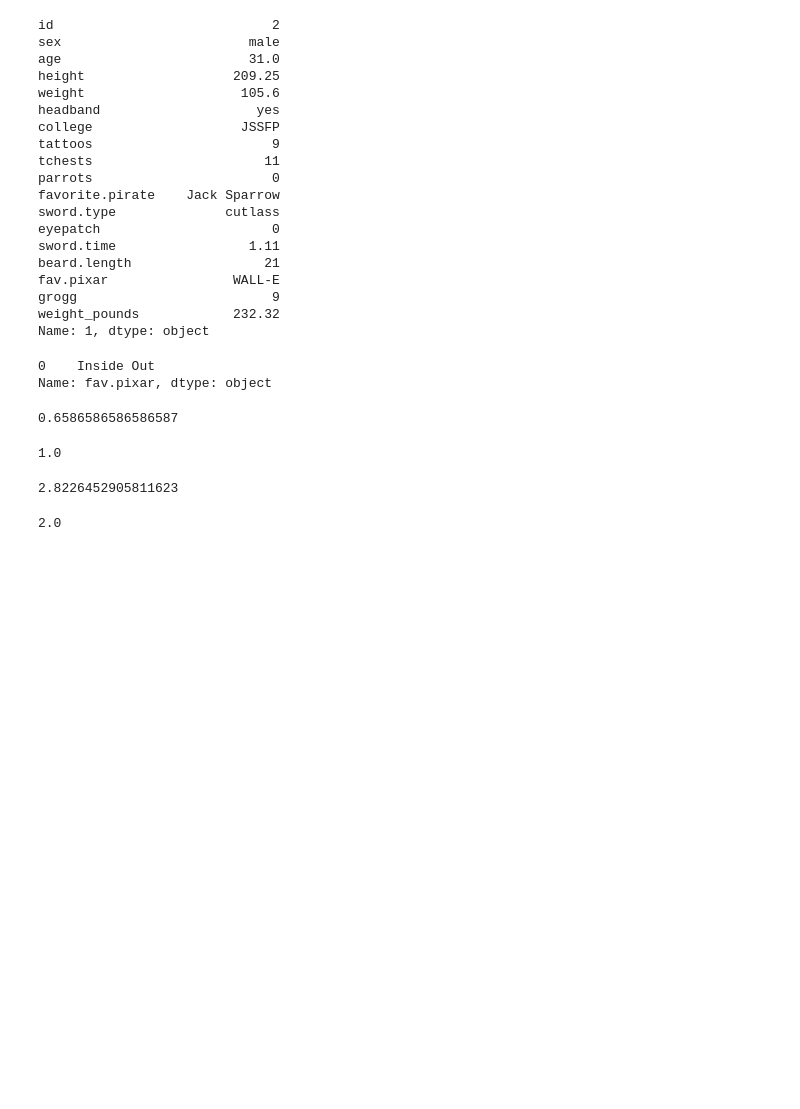
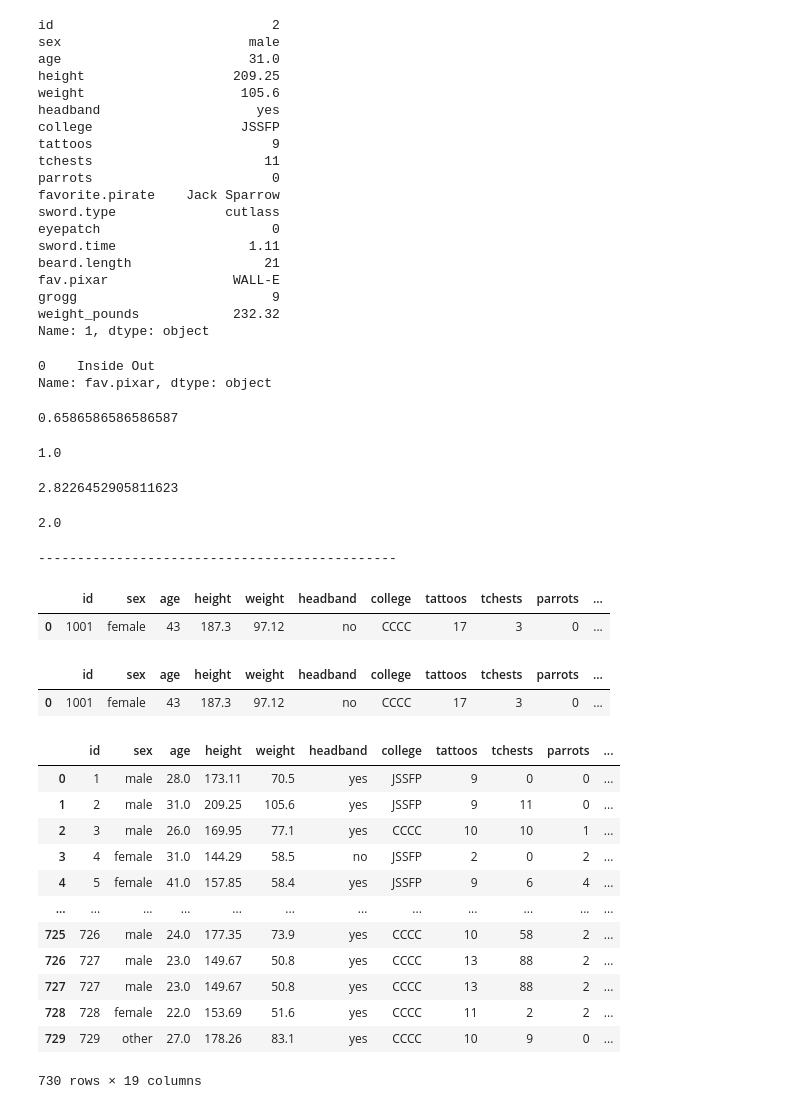
Before and after one commit to Ju2t-us/DataScience1, a Jupyter notebook: CodeTemplates/PandasFundamentals.ipynb, the cells around one changed output. Cells and saved outputs as stored; diff of their text form; code cells hidden in the pictures; blank space fills up the shorter version.

```diff
--- a/CodeTemplates/PandasFundamentals.ipynb
+++ b/CodeTemplates/PandasFundamentals.ipynb
@@ -86,9 +86,7 @@ Name: 635, dtype: object
 # %%
 #C3P1 - delete method
 
-last_row_index = len(data) - 1
-
-data = data.drop(last_row_index)
+data = data.drop(len(data) - 1)
 
 data = data.reset_index(drop=True)
 
@@ -290,3 +288,46 @@ pd.to_numeric(data['parrots'], errors='coerce').mean()
 pd.to_numeric(data['parrots'], errors='coerce').median()
 # %% [output]
 2.0
+# %%
+data2 = pd.read_csv('PirateNewRow.csv')
+# %%
+#C7P1 - merge datasets with the same coloums
+
+data_all = pd.concat([data, data2], ignore_index=True)
+# %%
+#verify
+
+data_all.tail()
+# %% [output]
+----------------------------------------------
+|  | id | sex | age | height | weight | headband | college | tattoos | tchests | parrots | ... |
+| 0 | 1001 | female | 43 | 187.3 | 97.12 | no | CCCC | 17 | 3 | 0 | ... |
+# %%
+#verify
+
+data2.tail()
+# %% [output]
+|  | id | sex | age | height | weight | headband | college | tattoos | tchests | parrots | ... |
+| 0 | 1001 | female | 43 | 187.3 | 97.12 | no | CCCC | 17 | 3 | 0 | ... |
+# %%
+data3 = pd.read_csv('PirateNewColumn.csv')
+# %%
+#C7P2 - merge datasets with different coloumns
+
+data_everything = pd.merge(data_all, data3, on='id', how='left')
+
+data_everything.head(730)
+# %% [output]
+|  | id | sex | age | height | weight | headband | college | tattoos | tchests | parrots | ... |
+| 0 | 1 | male | 28.0 | 173.11 | 70.5 | yes | JSSFP | 9 | 0 | 0 | ... |
+| 1 | 2 | male | 31.0 | 209.25 | 105.6 | yes | JSSFP | 9 | 11 | 0 | ... |
+| 2 | 3 | male | 26.0 | 169.95 | 77.1 | yes | CCCC | 10 | 10 | 1 | ... |
+| 3 | 4 | female | 31.0 | 144.29 | 58.5 | no | JSSFP | 2 | 0 | 2 | ... |
+| 4 | 5 | female | 41.0 | 157.85 | 58.4 | yes | JSSFP | 9 | 6 | 4 | ... |
+| ... | ... | ... | ... | ... | ... | ... | ... | ... | ... | ... | ... |
+| 725 | 726 | male | 24.0 | 177.35 | 73.9 | yes | CCCC | 10 | 58 | 2 | ... |
+| 726 | 727 | male | 23.0 | 149.67 | 50.8 | yes | CCCC | 13 | 88 | 2 | ... |
+| 727 | 727 | male | 23.0 | 149.67 | 50.8 | yes | CCCC | 13 | 88 | 2 | ... |
+| 728 | 728 | female | 22.0 | 153.69 | 51.6 | yes | CCCC | 11 | 2 | 2 | ... |
+| 729 | 729 | other | 27.0 | 178.26 | 83.1 | yes | CCCC | 10 | 9 | 0 | ... |
+730 rows × 19 columns
```
Also changed, not shown: parts of 3 cells of this notebook, 2 other files.
